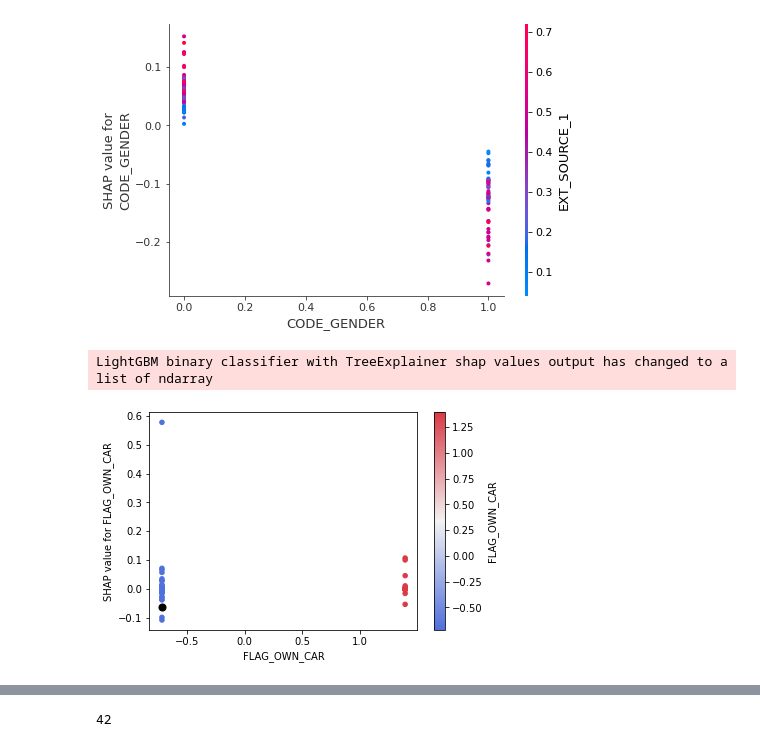
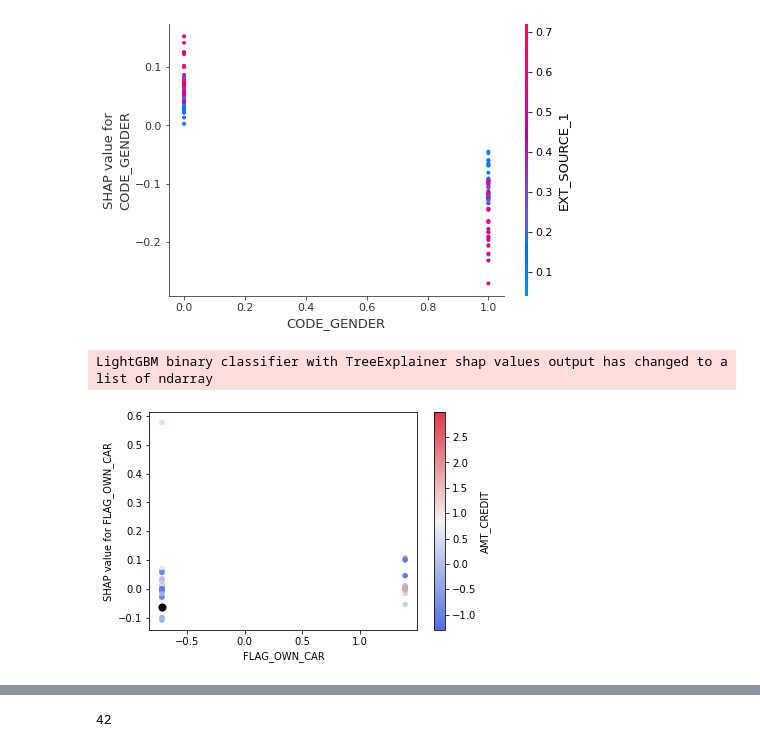
Before and after one commit to CecileLecoublet/Projet_credit, a Jupyter notebook: Dashboard/test.ipynb, the cells around one changed output, grey strips where cells are left out. Drawn from its saved outputs; the diff is of its cells as text; code cells hidden in the pictures.

```diff
--- a/Dashboard/test.ipynb
+++ b/Dashboard/test.ipynb
@@ -56,15 +56,15 @@ pos = X_test_scaled.columns.get_loc("AMT_CREDIT")
 # %%
 X_train = X_train_scaled[0:122]
 shap_values_train = explainer.shap_values(X_train)
 j = 0
 for i in range(0, len(imp_cols)):
     #plot the top var and color by the 2nd var
     if i == 0 :
-        dep_plt("FLAG_OWN_CAR", "FLAG_OWN_CAR",
+        dep_plt("FLAG_OWN_CAR", "AMT_CREDIT",
         X_train,
         shap_values_train[0][i],
         X_test_scaled.iloc[j,:][imp_cols[i]],
         shap_values[0][i][pos])
 # %% [output]
 LightGBM binary classifier with TreeExplainer shap values output has changed to a list of ndarray
-[figure, old version]
+[figure, new version]
```
Also changed, not shown: parts of 1 cell of this notebook, 1 other file.
